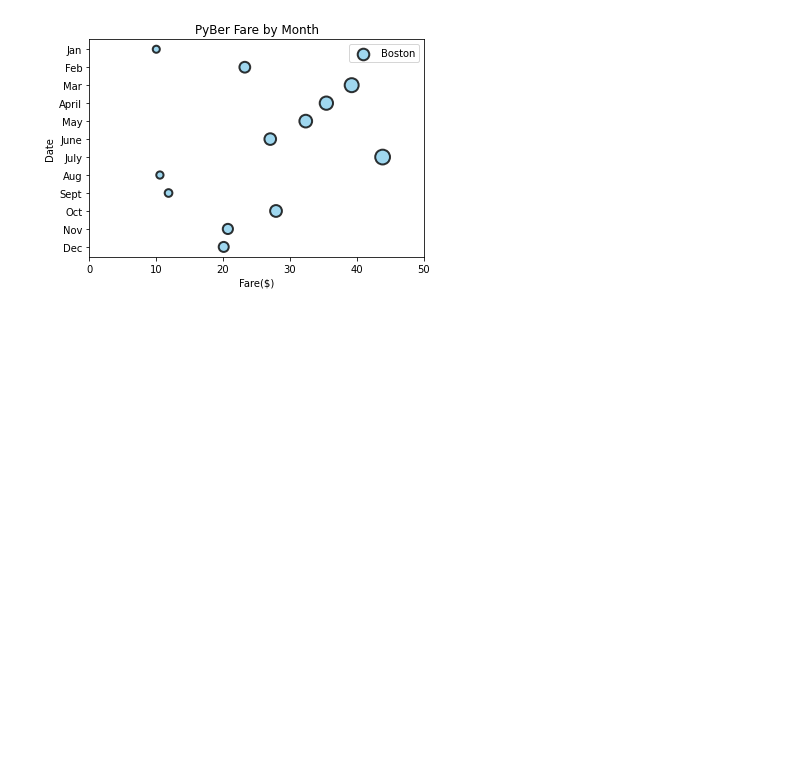
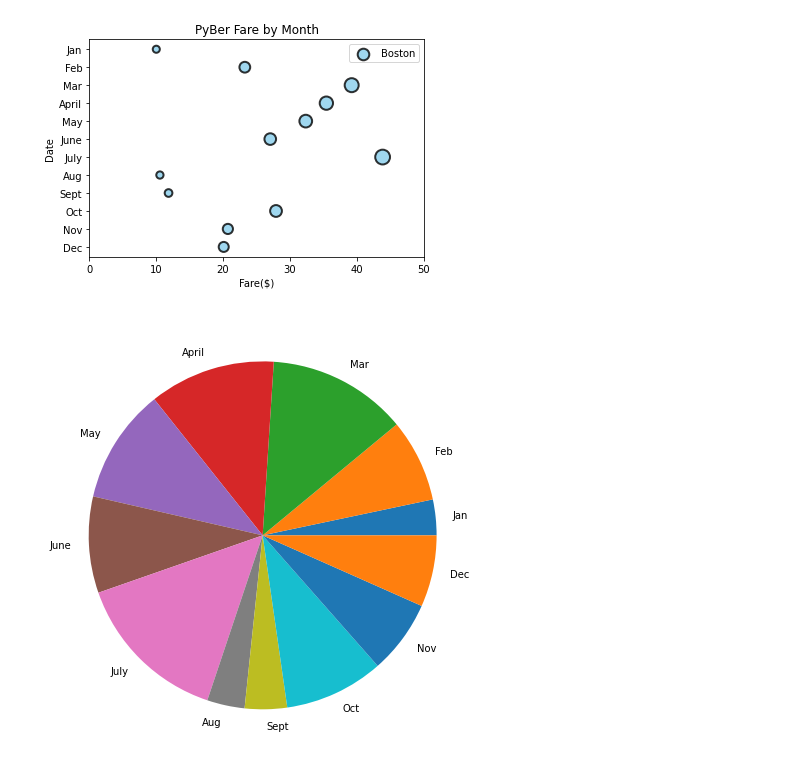
Before and after one commit to ssheggrud/PyBer_Analysis, a Jupyter notebook: matplotlib_practice.ipynb, the cells around one changed output. Cells and saved outputs as stored; diff of their text form; code cells hidden in the pictures; blank space fills up the shorter version.

Commit message:
added and formatted a pie chart

```diff
--- a/matplotlib_practice.ipynb
+++ b/matplotlib_practice.ipynb
@@ -260,3 +260,9 @@ plt.legend()
 # %% [output]
 <matplotlib.legend.Legend at 0x...>
 [figure]
+# %%
+plt.subplots(figsize=(8, 8))
+plt.pie(y_axis, labels=x_axis)
+plt.show()
+# %% [output]
+[figure, added]
```
Also changed, not shown: parts of 4 cells of this notebook.
